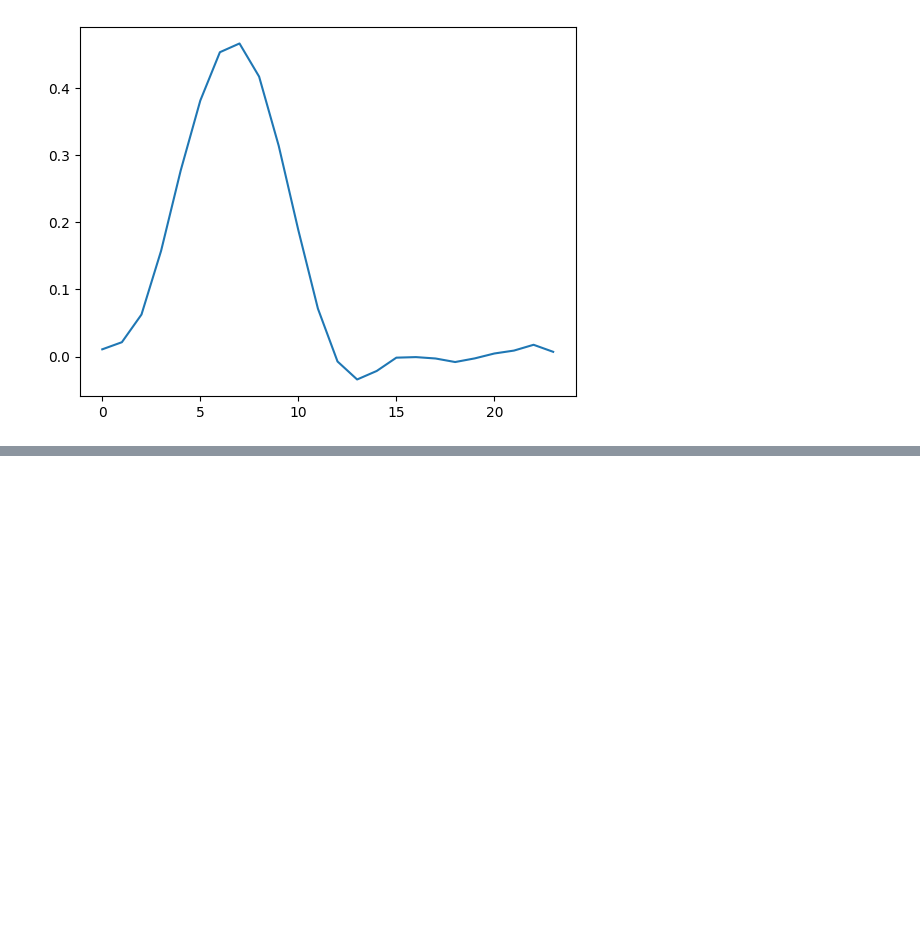
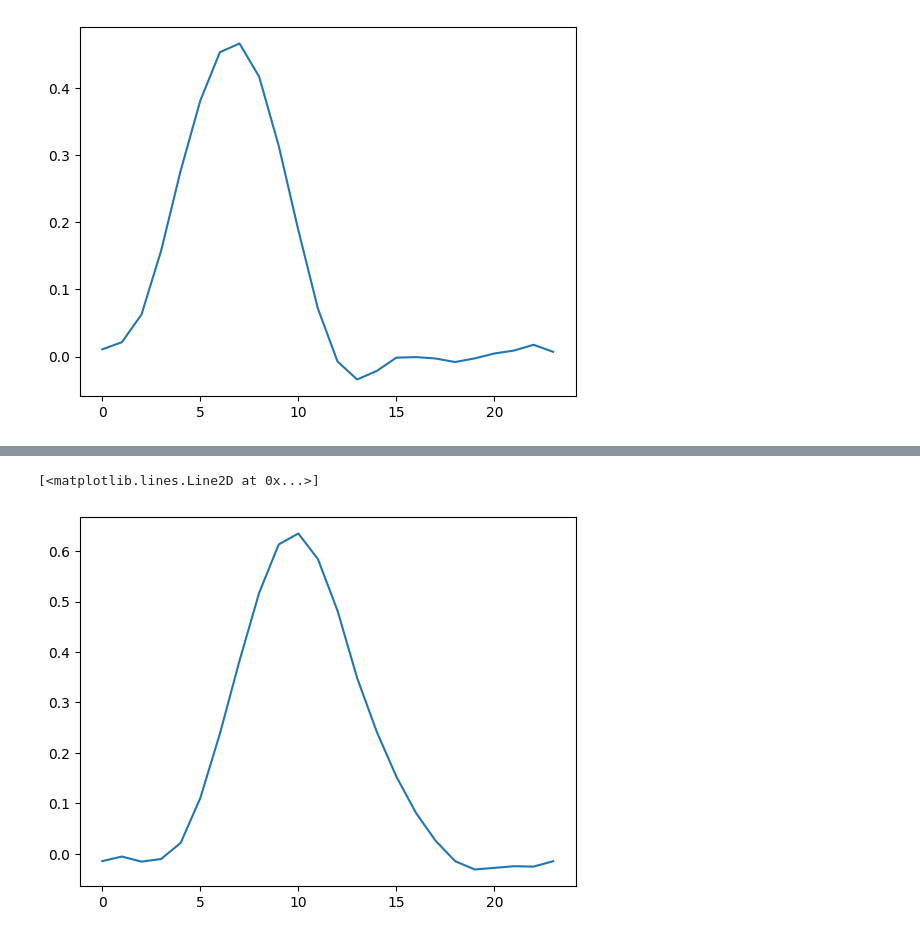
Before and after one commit to jerome-roeser/advanced-power-forecast, a Jupyter notebook: notebooks/forecast_with_gap.ipynb, the cells around one changed output, grey strips where cells are left out. Cells and saved outputs as stored; diff of their text form; code cells hidden in the pictures; blank space fills up the shorter version.

```diff
--- a/notebooks/forecast_with_gap.ipynb
+++ b/notebooks/forecast_with_gap.ipynb
@@ -297,0 +450,4 @@ plt.plot(prediction[0])
+# %%
+y_pred = pred(input_pred = '2013-05-08 12:00:00',
+         min_date = '2020-01-01 00:00:00',
+         max_date = '2022-12-29 23:00:00',)
@@ -297,0 +480,5 @@ plt.plot(prediction[0])
+# %%
+plt.plot(y_pred[0])
+# %% [output]
+[<matplotlib.lines.Line2D at 0x...>]
+[figure, added]
```
Also changed, not shown: parts of 17 cells of this notebook, 3 other files.
